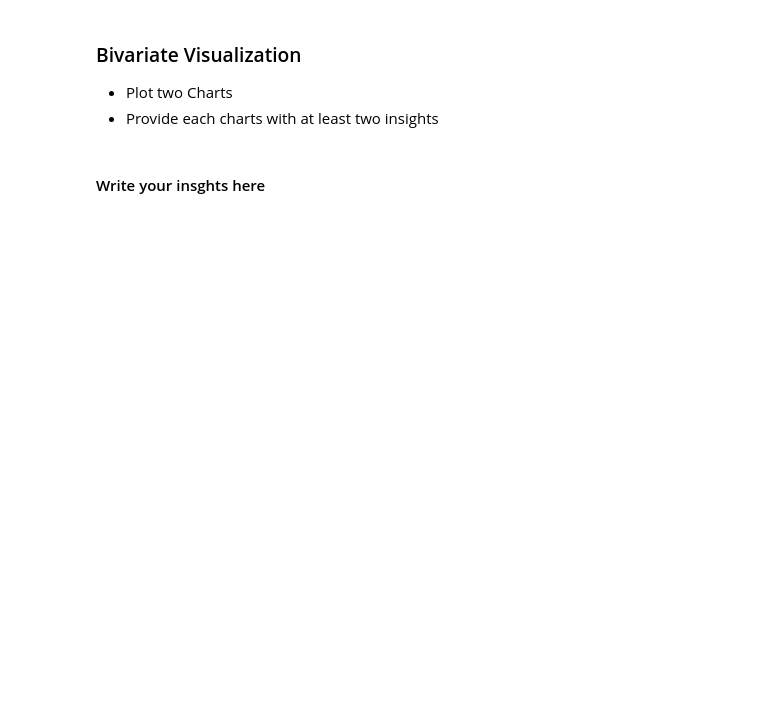
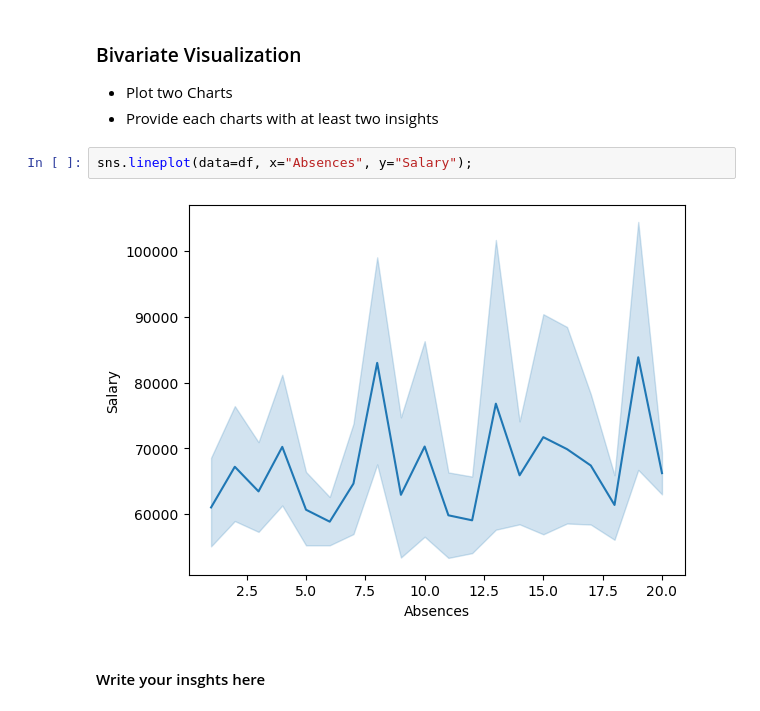
Before and after one commit to Tuwaiq-Data-Science-Bootcamp-V2/EDA-Lab1, a Jupyter notebook: EDA_Assignment .ipynb, the cells around one changed output. Saved outputs shown, nothing was run; the diff lists cells and outputs as text; blank space fills up the shorter version.

```diff
--- a/EDA_Assignment .ipynb
+++ b/EDA_Assignment .ipynb
@@ -14,5 +40,9 @@
 ### Bivariate Visualization
 * Plot two Charts
 * Provide each charts with at least two insights
+# %%
+sns.lineplot(data=df, x="Absences", y="Salary");
+# %% [output]
+[figure, added]
 # %% [markdown]
 #### Write your insghts here
```
Also changed, not shown: parts of 13 cells of this notebook.
